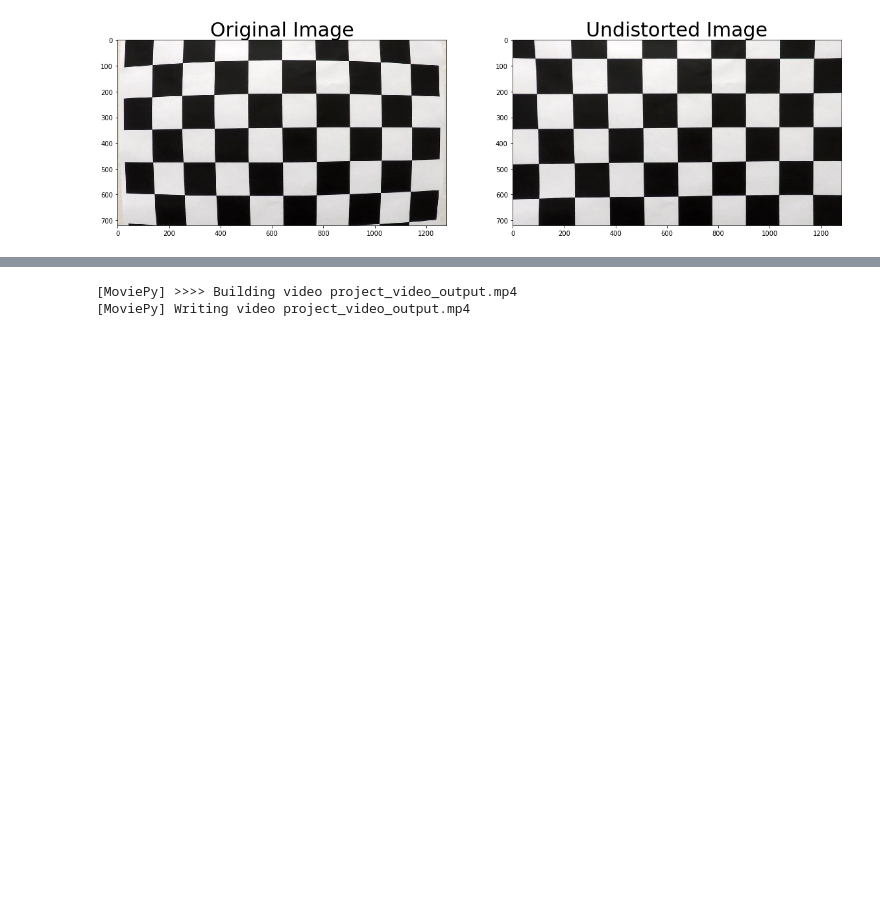
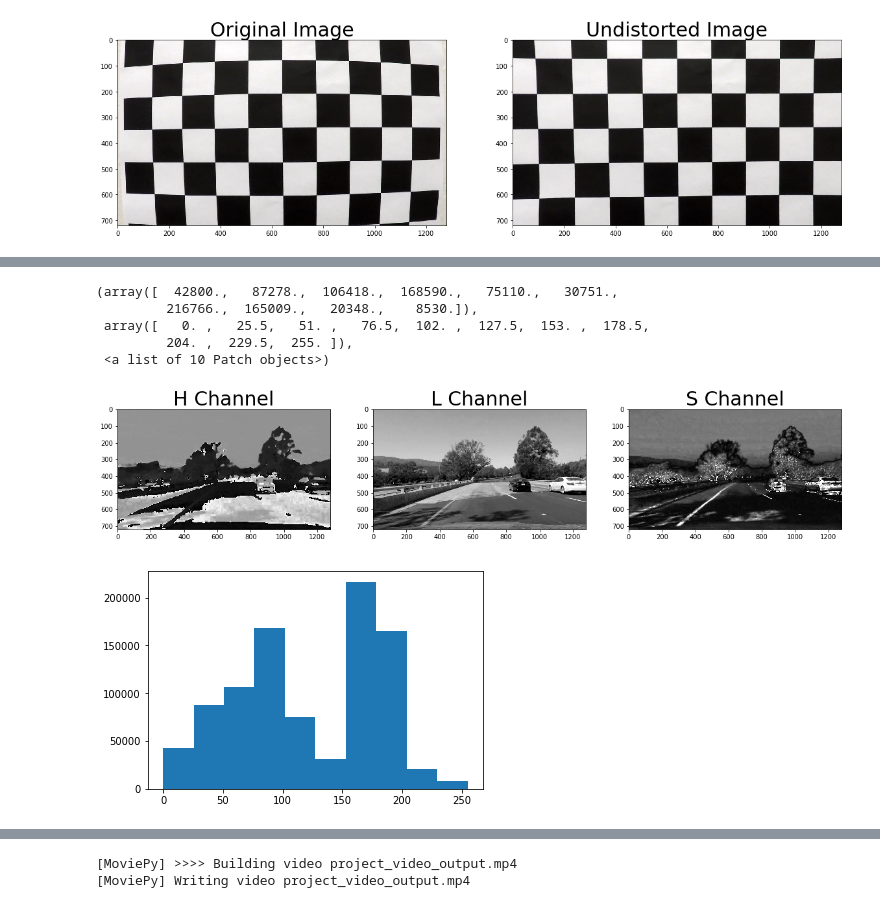
Before and after one commit to husams/CarND-Advanced-Lane-Lines, a Jupyter notebook: Line-detection.ipynb, the cells around one changed output, grey strips where cells are left out. Drawn from its saved outputs; the diff is of its cells as text; code cells hidden in the pictures; blank space fills up the shorter version.

```diff
--- a/Line-detection.ipynb
+++ b/Line-detection.ipynb
@@ -33,0 +85,25 @@ detection = LaneDetection(camera)
+# %%
+HLS = cv2.cvtColor(img, cv2.COLOR_RGB2HLS)
+H   = HLS[:,:,0]
+L   = HLS[:,:,1]
+S   = HLS[:,:,2]
+
+
+f, (ax1, ax2, ax3) = plt.subplots(1, 3, figsize=(20,10))
+ax1.imshow(H, cmap='gray')
+ax1.set_title('H Channel', fontsize=30)
+ax2.imshow(L, cmap='gray')
+ax2.set_title('L Channel', fontsize=30)
+ax3.imshow(S, cmap='gray')
+ax3.set_title('S Channel', fontsize=30)
+
+plt.figure()
+plt.hist(L.reshape(L.shape[0]*L.shape[1]))
+# %% [output]
+(array([  42800.,   87278.,  106418.,  168590.,   75110.,   30751.,
+         216766.,  165009.,   20348.,    8530.]),
+ array([   0. ,   25.5,   51. ,   76.5,  102. ,  127.5,  153. ,  178.5,
+         204. ,  229.5,  255. ]),
+ <a list of 10 Patch objects>)
+[figure, added]
+[figure, added]
```
Also changed, not shown: parts of 16 cells of this notebook, 5 other files.
